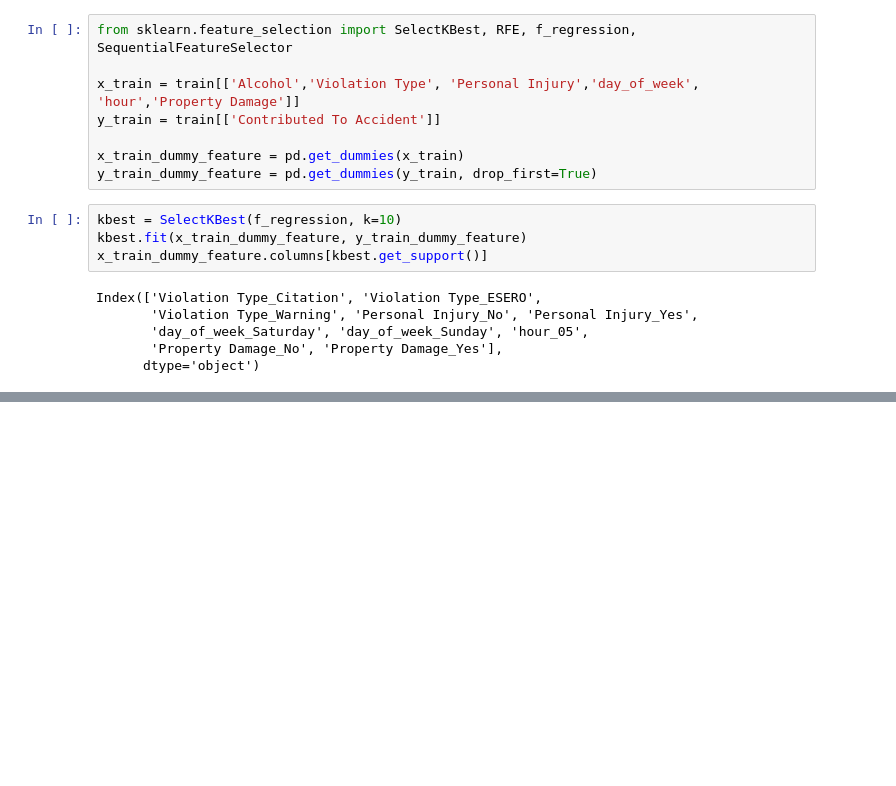
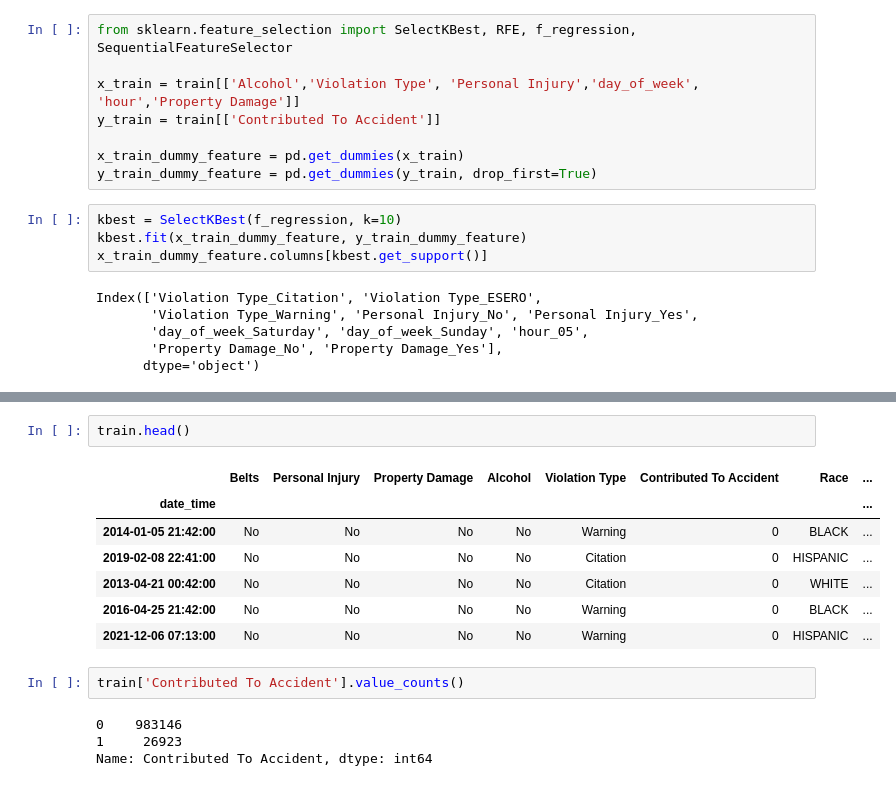
Before and after one commit to Chenchen070/Individual_project, a Jupyter notebook: traffic_violation_contributed_to_accident.ipynb, the cells around one changed output, grey strips where cells are left out. Cells and saved outputs as stored; diff of their text form; blank space fills up the shorter version.

```diff
--- a/traffic_violation_contributed_to_accident.ipynb
+++ b/traffic_violation_contributed_to_accident.ipynb
@@ -207,0 +220,16 @@ Index(['hour_00', 'hour_01', 'hour_02', 'hour_09', 'hour_10', 'hour_11',
+# %%
+train.head()
+# %% [output]
+|  | Belts | Personal Injury | Property Damage | Alcohol | Violation Type | Contributed To Accident | Race | ... |
+| date_time |  |  |  |  |  |  |  | ... |
+| 2014-01-05 21:42:00 | No | No | No | No | Warning | 0 | BLACK | ... |
+| 2019-02-08 22:41:00 | No | No | No | No | Citation | 0 | HISPANIC | ... |
+| 2013-04-21 00:42:00 | No | No | No | No | Citation | 0 | WHITE | ... |
+| 2016-04-25 21:42:00 | No | No | No | No | Warning | 0 | BLACK | ... |
+| 2021-12-06 07:13:00 | No | No | No | No | Warning | 0 | HISPANIC | ... |
+# %%
+train['Contributed To Accident'].value_counts()
+# %% [output]
+0    983146
+1     26923
+Name: Contributed To Accident, dtype: int64
```
Also changed, not shown: parts of 28 cells of this notebook.
